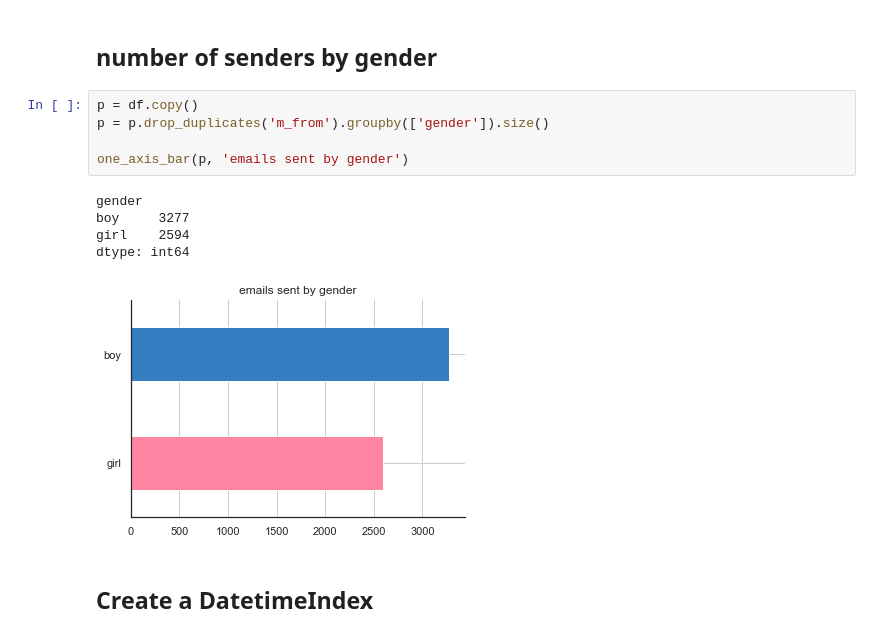
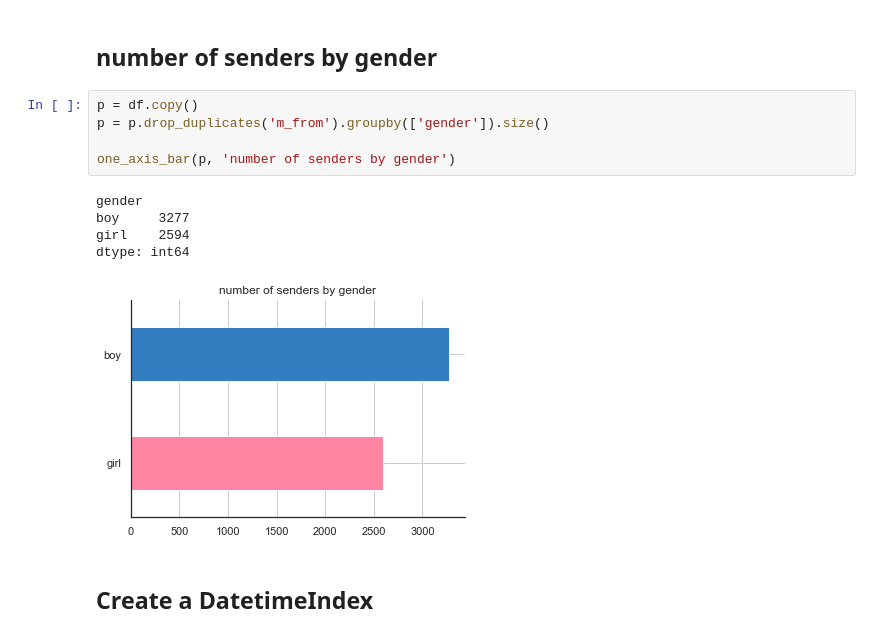
Before and after one commit to jameshollisandrew/springboard_capstone_00, a Jupyter notebook: 01_data_story_notebooks/04_data_story.ipynb, the cells around one changed output. Cells and saved outputs as stored; diff of their text form.

Commit message:
reset kernel, corrected chart title string

```diff
--- a/01_data_story_notebooks/04_data_story.ipynb
+++ b/01_data_story_notebooks/04_data_story.ipynb
@@ -261,14 +261,14 @@ dtype: int64
 # %%
 p = df.copy()
 p = p.drop_duplicates('m_from').groupby(['gender']).size()
 
-one_axis_bar(p, 'emails sent by gender')
+one_axis_bar(p, 'number of senders by gender')
 # %% [output]
 gender
 boy     3277
 girl    2594
 dtype: int64
-[figure, old version]
+[figure, new version]
 # %% [markdown]
 ## Create a DatetimeIndex
 # %%
```
Also changed, not shown: parts of 3 cells of this notebook.
